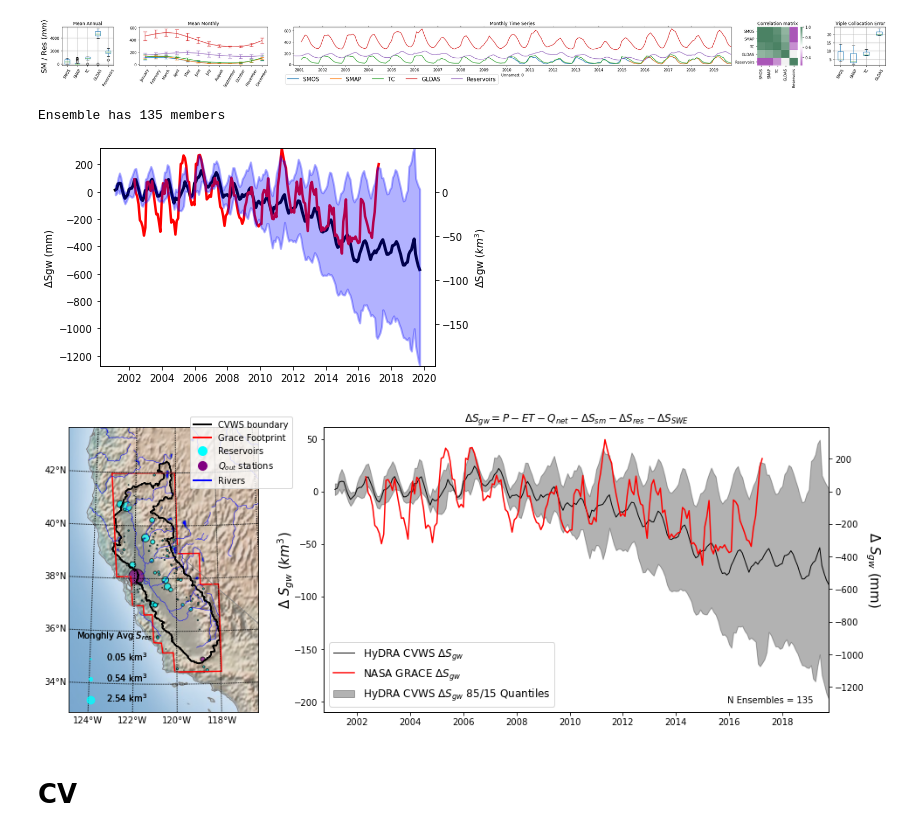
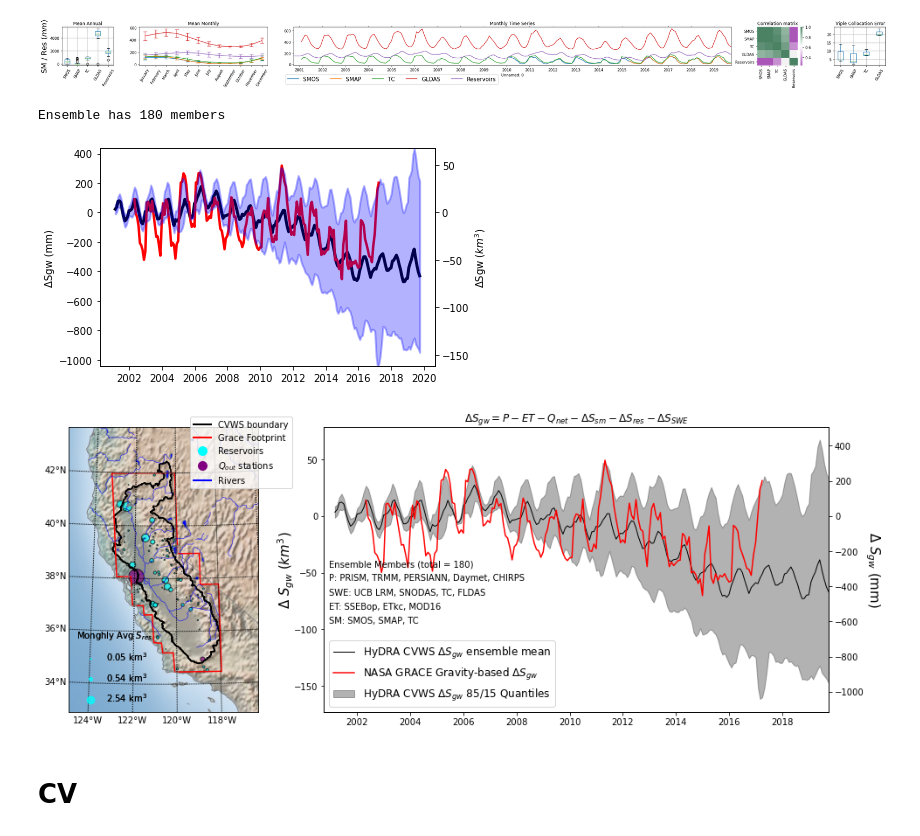
Before and after one commit to kashingtonDC/HyDRA, a Jupyter notebook: code/04a_Figures_S1_TC.ipynb, the cells around one changed output. Saved outputs shown, nothing was run; the diff lists cells and outputs as text; code cells hidden in the pictures.

Commit message:
ensemble clean run with model specs in figs

```diff
--- a/code/04a_Figures_S1_TC.ipynb
+++ b/code/04a_Figures_S1_TC.ipynb
@@ -392,14 +392,14 @@ make_plots(smdf / 155000 * 1e6, smcoldict, var = "SM / Res")
 # %%
 # CVWS ensemble list
 plist = ['PRISM','TRMM','PERSIANN','Daymet','CHIRPS']
-swelist = ['Daymet','UCB LRM','SNODAS']
+swelist = ['UCB LRM','SNODAS', "TC","FLDAS"]
 etlist = ['SSEBop','ETkc', "MOD16"]
 smlist = ['SMOS','SMAP','TC']
 
 combolist = list(itertools.product(*[plist,swelist,etlist,smlist]))
 print("Ensemble has {} members".format(str(len(combolist))))
 # %% [output]
-Ensemble has 135 members
+Ensemble has 180 members
 # %%
 dsens = []
 for p,swe,et,sm in combolist:
@@ -439,7 +439,7 @@ ax2.set_ylim([np.nanmin(p25),np.nanmax(p75)])
 
 plt.show()
 # %% [output]
-[figure, old version]
+[figure, new version]
 # %%
 # Make nice fig
 
@@ -511,37 +511,42 @@ leg2 = ax1.legend(scatterpoints=1, frameon=False,
 
 # Add legends
 ax1.add_artist(leg2)
 ax1.add_artist(leg1)
 
 # Plot the timeseries
 ax2 = plt.subplot(G[0:2, 1:])
-ax2.plot(dsens[0].index,np.nanmean(np.vstack(dsens), axis = 0), color="black", linewidth = 1, label = "HyDRA CVWS $\Delta S_{gw}$")
+ax2.plot(dsens[0].index,np.nanmean(np.vstack(dsens), axis = 0), color="black", linewidth = 1, label = "HyDRA CVWS $\Delta S_{gw}$ ensemble mean")
 ax2.fill_between(dsens[0].index, p25,p75, color = 'black',  alpha = 0.3, label = "HyDRA CVWS $\Delta S_{gw}$ 85/15 Quantiles")
-ax2.plot(wbdf.index, wbdf['grace'], color="red",label = "NASA GRACE $\Delta S_{gw}$")
+ax2.plot(wbdf.index, wbdf['grace'], color="red",label = "NASA GRACE Gravity-based $\Delta S_{gw}$")
 
 ax2.set_title("$\Delta S_{gw} = P - ET - Q_{net} - \Delta S_{sm} - \Delta S_{res} - \Delta S_{SWE}$")
 ax2.set_xlim(dsens[0].index[0],dsens[0].index[-1])
 ax2.set_ylabel('$\Delta$ $S_{gw}$ ($km^3$)', size = 15, labelpad= -3.)
 ax2.legend(loc = "lower left",  prop={'size':12})
 
 ax3 = ax2.twinx()
 ax3.plot(dsens[0].index,np.nanmean(np.vstack(dsens) / 155000 * 1e6, axis = 0), alpha = 0)
 ax3.fill_between(dsens[0].index, p25 / 155000 * 1e6,p75 / 155000 * 1e6, alpha = 0)
 ax3.plot(wbdf.index, wbdf['grace'] / 155000 * 1e6, alpha = 0)
 
 ax3.set_xlim(dsens[0].index[0],dsens[0].index[-1])
 ax3.set_ylabel('$\Delta$ $S_{gw}$ (mm)', size = 15, labelpad= 20., rotation = 270)
 
-ax3.annotate("N Ensembles = {}".format(str(len(combolist))),  xy=(0.8, 0.031), xycoords='axes fraction')
+
+ax3.annotate("Ensemble Members (total = {})".format(str(len(combolist))), xy=(0.01, 0.51), xycoords='axes fraction')
+ax3.annotate("P: " + ", ".join(plist), xy=(0.01,0.46), xycoords='axes fraction')
+ax3.annotate("SWE: " + ", ".join(swelist), xy=(0.01,0.41), xycoords='axes fraction')
+ax3.annotate("ET: " + ", ".join(etlist), xy=(0.01, 0.36), xycoords='axes fraction')
+ax3.annotate("SM: " + ", ".join(smlist), xy=(0.01, 0.31), xycoords='axes fraction')
 
 G.update(wspace=0.2, hspace=0.3) # set the spacing between axes.
 
 align_yaxis(ax2, 0, ax3, 0)
 
 plt.tight_layout()
 plt.show()
 # %% [output]
-[figure, old version]
+[figure, new version]
 # %% [markdown]
 # CV
 # %%
```
Also changed, not shown: parts of 4 cells of this notebook.
